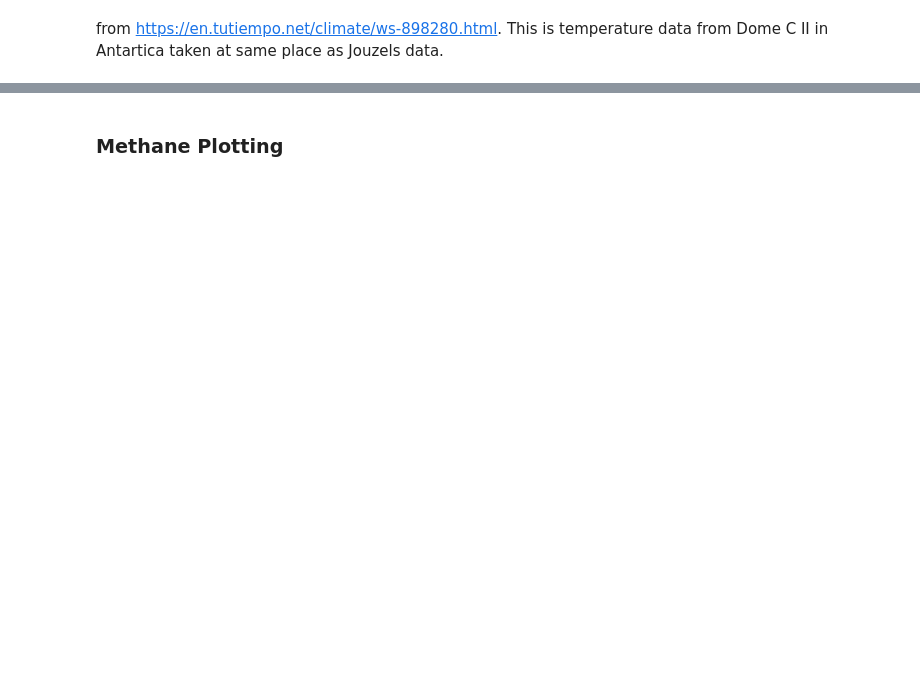
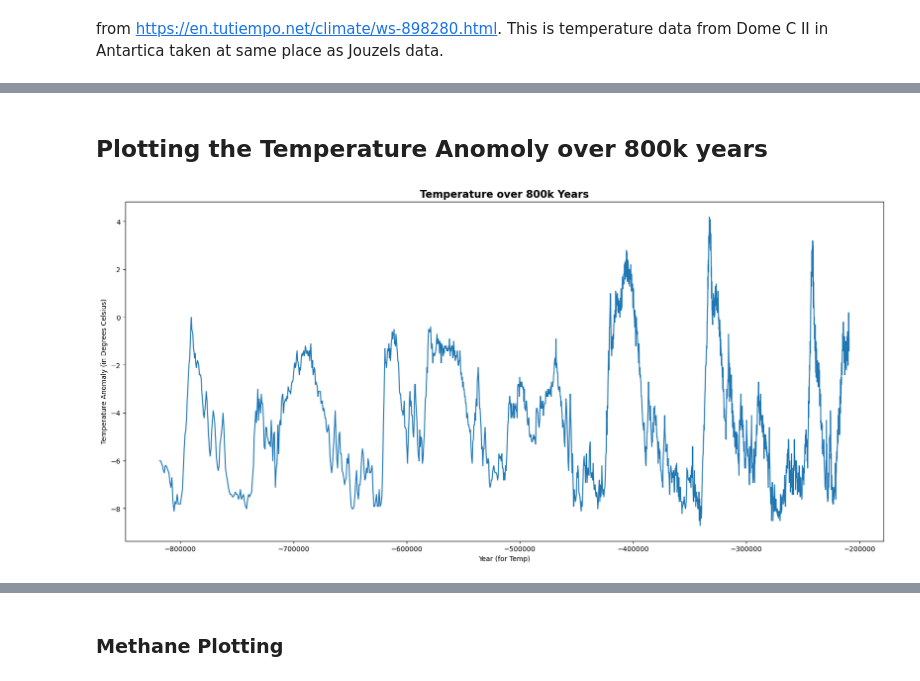
Before and after one commit to rebeccaf1918/Programming-for-Da-Project2, a Jupyter notebook: Project.ipynb, the cells around one changed output, grey strips where cells are left out. Drawn from its saved outputs; the diff is of its cells as text; code cells hidden in the pictures; blank space fills up the shorter version.

```diff
--- a/Project.ipynb
+++ b/Project.ipynb
@@ -196,13 +197,17 @@ plt.show()
+# %% [markdown]
+## Plotting the Temperature Anomoly over 800k years
 # %%
 CombinedData = pd.read_csv('Combination.csv')
-fig, ax = plt.subplots(figsize=(15, 10))
+fig, ax = plt.subplots(figsize=(20, 9))
 
 ax.plot(CombinedData['Year(for Temp)'], CombinedData['anomaly'])
 ax.set_xlabel('Year (for Temp)')
-ax.set_ylabel('Temperature Anomaly Degrees Celsius')
+ax.set_ylabel('Temperature Anomaly (in Degrees Celsius)')
 
-ax.set_title('Temp', weight ='bold', size=15)
+ax.set_title('Temperature over 800k Years', weight ='bold', size=15)
 plt.show()
+# %% [output]
+[figure, added]
 # %%
 fig, ax = plt.subplots(figsize=(14,9))
 
```
Also changed, not shown: parts of 50 cells of this notebook.
